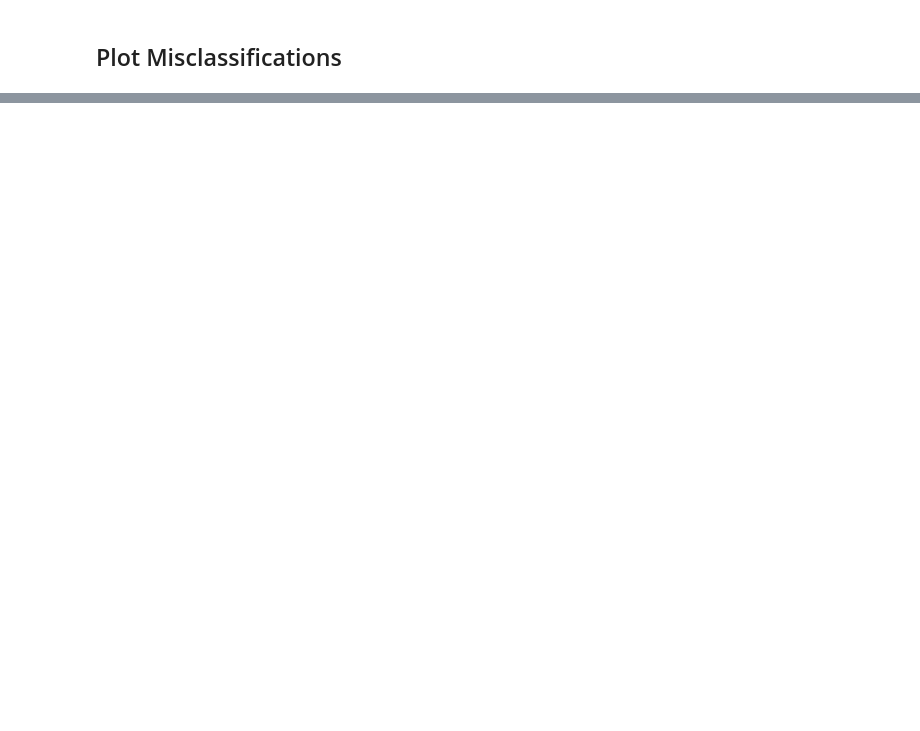
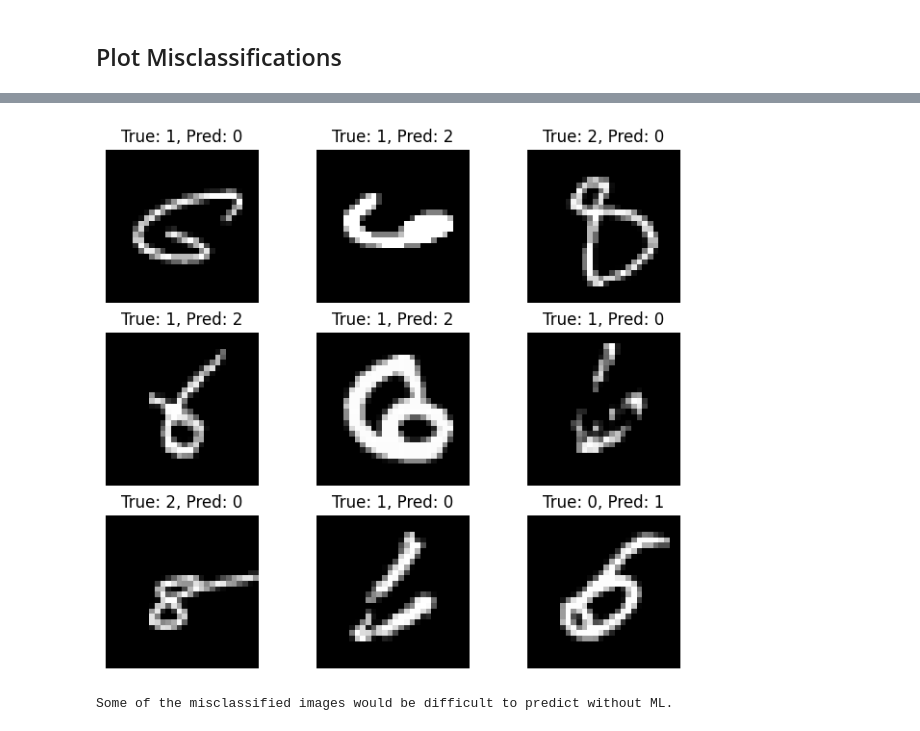
Before and after one commit to KelvynBladen/ml_intro, a Jupyter notebook: mnist_worksheet3.ipynb, the cells around one changed output, grey strips where cells are left out. Saved outputs shown, nothing was run; the diff lists cells and outputs as text; code cells hidden in the pictures; blank space fills up the shorter version.

```diff
--- a/mnist_worksheet3.ipynb
+++ b/mnist_worksheet3.ipynb
@@ -105,0 +260,25 @@ import torch
+# %%
+import matplotlib.pyplot as plt
+
+# Plot some of the misclassifications.
+
+# Find misclassified examples
+misclassified_indices = (predicted_resized != y_test_nn_bin).nonzero()[0]
+
+# Plot some misclassified examples
+plt.figure(figsize=(8, 7))
+
+for i, idx in enumerate(misclassified_indices[:9]):
+    plt.subplot(3, 3, i + 1)
+    plt.imshow(x_test_nn[idx], cmap='gray')
+    plt.title(f'True: {y_test_nn_bin[idx]}, Pred: {predicted_resized[idx]}')
+    plt.axis('off')
+
+plt.show()
+
+# Can you see why the model made the misclassifications it did?
+
+print("Some of the misclassified images would be difficult to predict without ML.")
+# %% [output]
+[figure, added]
+Some of the misclassified images would be difficult to predict without ML.
```
Also changed, not shown: parts of 10 cells of this notebook.
